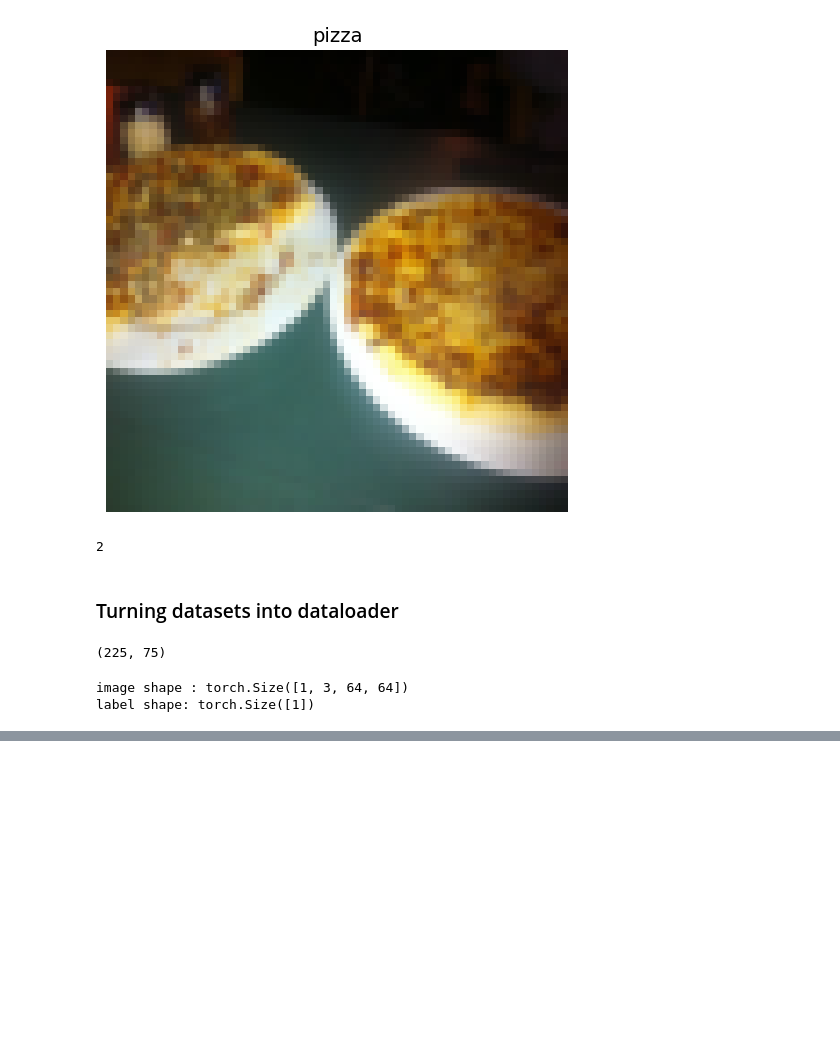
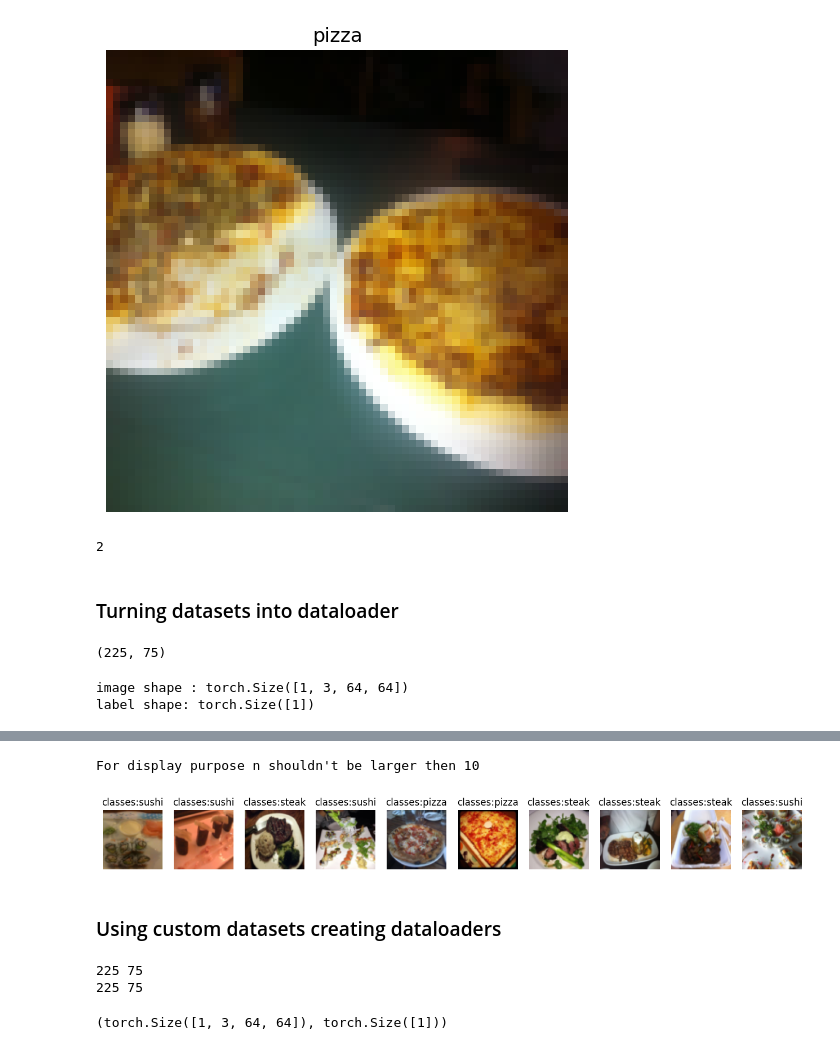
Before and after one commit to mdnazishpatel/Machine_learning, a Jupyter notebook: Custom_Datasets.ipynb, the cells around one changed output, grey strips where cells are left out. Cells and saved outputs as stored; diff of their text form; code cells hidden in the pictures; blank space fills up the shorter version.

```diff
--- a/Custom_Datasets.ipynb
+++ b/Custom_Datasets.ipynb
@@ -313,0 +380,6 @@ label shape: torch.Size([1])
+# %%
+train_data_custom = ImageFolderCustom(tar_dir=train_dir,
+                                      transform=train_transforms)
+
+test_data_custom = ImageFolderCustom(tar_dir=test_dir,
+                                     transform=test_transform)
@@ -313,0 +442,31 @@ label shape: torch.Size([1])
+# %%
+DisplayRandomImages(train_data_custom,
+                    n=11,
+                    classes=class_name,
+                    seed=None)
+# %% [output]
+For display purpose n shouldn't be larger then 10
+[figure, added]
+# %% [markdown]
+### Using custom datasets creating dataloaders
+# %%
+from torch.utils.data import DataLoader
+train_custom_dataloader = DataLoader(dataset=train_data_custom,
+                              batch_size=1,
+                              num_workers=0,
+                              shuffle=True)
+test_custom_dataloader = DataLoader(dataset=test_data_custom,
+                             batch_size=1,
+                             num_workers=0,
+                             shuffle=False)
+
+print(len(train_custom_dataloader), len(test_custom_dataloader))
+print(len(train_dataloader), len(test_dataloader))
+# %% [output]
+225 75
+225 75
+# %%
+img_custom, label_custom = next(iter(train_custom_dataloader))
+img_custom.shape, label_custom.shape
+# %% [output]
+(torch.Size([1, 3, 64, 64]), torch.Size([1]))
```
Also changed, not shown: parts of 20 cells of this notebook.
